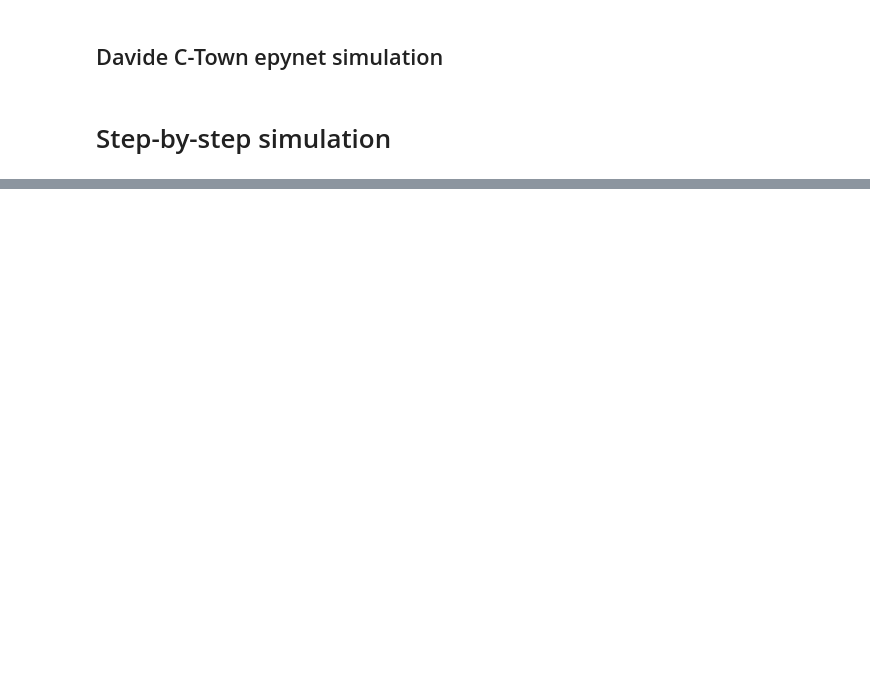
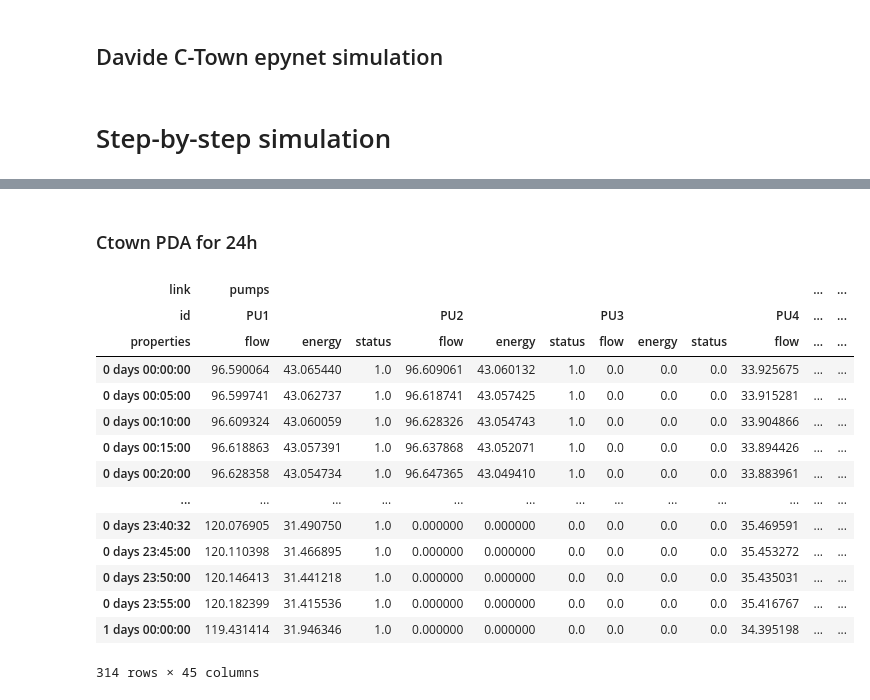
Before and after one commit to Daveonwave/msc_thesis, a Jupyter notebook: notebooks/wntr_epynet_comparison.ipynb, the cells around one changed output, grey strips where cells are left out. Drawn from its saved outputs; the diff is of its cells as text; code cells hidden in the pictures; blank space fills up the shorter version.

```diff
--- a/notebooks/wntr_epynet_comparison.ipynb
+++ b/notebooks/wntr_epynet_comparison.ipynb
@@ -177,0 +120,27 @@ do_subplot([no_step_df_tanks, step_df_tanks], tanks, 'pressure',['No Step-by-ste
+# %% [markdown]
+### Ctown PDA for 24h
+# %%
+net = network.WaterDistributionNetwork("ctown_pd.inp")
+step = 300
+duration = 86400
+net.set_time_params(duration=duration, hydraulic_step=step) # duration=24h, hydstep=5min
+# %%
+net.run()
+# %%
+net.df_links_report
+# %% [output]
+| link | pumps |  |  |  |  |  |  |  |  |  | ... | ... |
+| id | PU1 |  |  | PU2 |  |  | PU3 |  |  | PU4 | ... | ... |
+| properties | flow | energy | status | flow | energy | status | flow | energy | status | flow | ... | ... |
+| 0 days 00:00:00 | 96.590064 | 43.065440 | 1.0 | 96.609061 | 43.060132 | 1.0 | 0.0 | 0.0 | 0.0 | 33.925675 | ... | ... |
+| 0 days 00:05:00 | 96.599741 | 43.062737 | 1.0 | 96.618741 | 43.057425 | 1.0 | 0.0 | 0.0 | 0.0 | 33.915281 | ... | ... |
+| 0 days 00:10:00 | 96.609324 | 43.060059 | 1.0 | 96.628326 | 43.054743 | 1.0 | 0.0 | 0.0 | 0.0 | 33.904866 | ... | ... |
+| 0 days 00:15:00 | 96.618863 | 43.057391 | 1.0 | 96.637868 | 43.052071 | 1.0 | 0.0 | 0.0 | 0.0 | 33.894426 | ... | ... |
+| 0 days 00:20:00 | 96.628358 | 43.054734 | 1.0 | 96.647365 | 43.049410 | 1.0 | 0.0 | 0.0 | 0.0 | 33.883961 | ... | ... |
+| ... | ... | ... | ... | ... | ... | ... | ... | ... | ... | ... | ... | ... |
+| 0 days 23:40:32 | 120.076905 | 31.490750 | 1.0 | 0.000000 | 0.000000 | 0.0 | 0.0 | 0.0 | 0.0 | 35.469591 | ... | ... |
+| 0 days 23:45:00 | 120.110398 | 31.466895 | 1.0 | 0.000000 | 0.000000 | 0.0 | 0.0 | 0.0 | 0.0 | 35.453272 | ... | ... |
+| 0 days 23:50:00 | 120.146413 | 31.441218 | 1.0 | 0.000000 | 0.000000 | 0.0 | 0.0 | 0.0 | 0.0 | 35.435031 | ... | ... |
+| 0 days 23:55:00 | 120.182399 | 31.415536 | 1.0 | 0.000000 | 0.000000 | 0.0 | 0.0 | 0.0 | 0.0 | 35.416767 | ... | ... |
+| 1 days 00:00:00 | 119.431414 | 31.946346 | 1.0 | 0.000000 | 0.000000 | 0.0 | 0.0 | 0.0 | 0.0 | 34.395198 | ... | ... |
+314 rows × 45 columns
```
Also changed, not shown: parts of 9 cells of this notebook, 5 other files.
